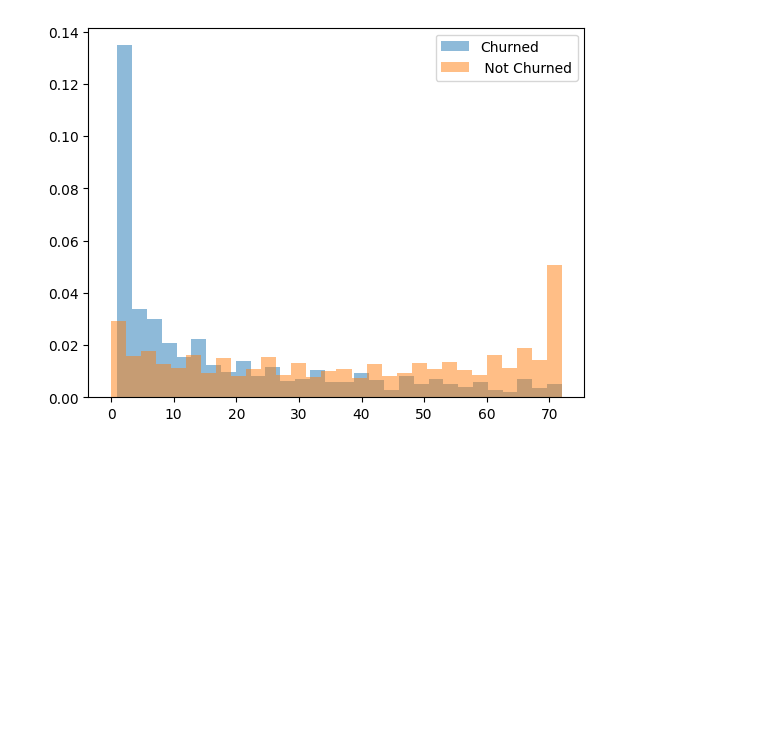
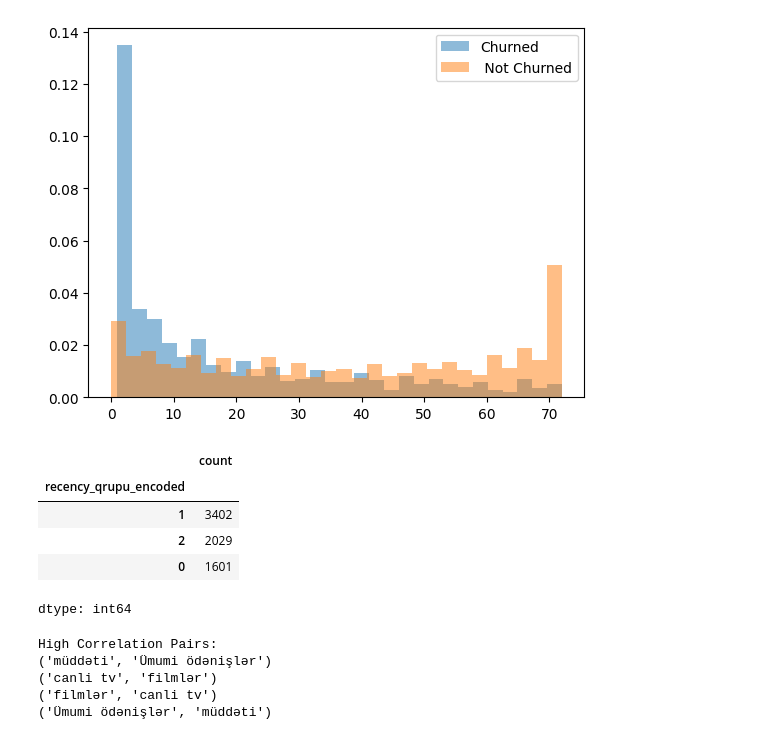
Before and after one commit to Sevinj-joy/Matplotlib_examples, a Jupyter notebook: Churn_analysis/churn_analysis.ipynb, the cells around one changed output. Drawn from its saved outputs; the diff is of its cells as text; code cells hidden in the pictures; blank space fills up the shorter version.

```diff
--- a/Churn_analysis/churn_analysis.ipynb
+++ b/Churn_analysis/churn_analysis.ipynb
@@ -397,3 +397,42 @@ plt.legend(loc="upper right")
 plt.show()
 # %% [output]
 [figure]
+# %%
+# Define the mapping based on the unique values in 'recency_qrupu'
+recency_mapping = {value: index for index, value in enumerate(data['recency_qrupu'].unique())}
+
+data['recency_qrupu_encoded'] = data['recency_qrupu'].map(recency_mapping)
+
+# Drop the original 'recency_qrupu' column
+data = data.drop(columns=['recency_qrupu'])
+# %%
+data['recency_qrupu_encoded'].value_counts()
+# %% [output]
+|  | count |
+| recency_qrupu_encoded |  |
+| 1 | 3402 |
+| 2 | 2029 |
+| 0 | 1601 |
+dtype: int64
+# %%
+# Remove 'Churn' column from the correlation matrix computation
+correlation_matrix_features = numeric_columns.drop(columns=['Churn'])
+
+# Compute the correlation matrix for the features
+correlation_matrix = correlation_matrix_features.corr()
+
+# Identify pairs of features with high correlation (greater than 0.8)
+high_correlation_pairs = correlation_matrix[correlation_matrix > 0.8].stack().index.tolist()
+
+# Filter out self-correlations (diagonal values)
+high_correlation_pairs = [pair for pair in high_correlation_pairs if pair[0] != pair[1]]
+
+print("High Correlation Pairs:")
+for pair in high_correlation_pairs:
+    print(pair)
+# %% [output]
+High Correlation Pairs:
+('müddəti', 'Ümumi ödənişlər')
+('canli tv', 'filmlər')
+('filmlər', 'canli tv')
+('Ümumi ödənişlər', 'müddəti')
```
Also changed, not shown: parts of 11 cells of this notebook.
